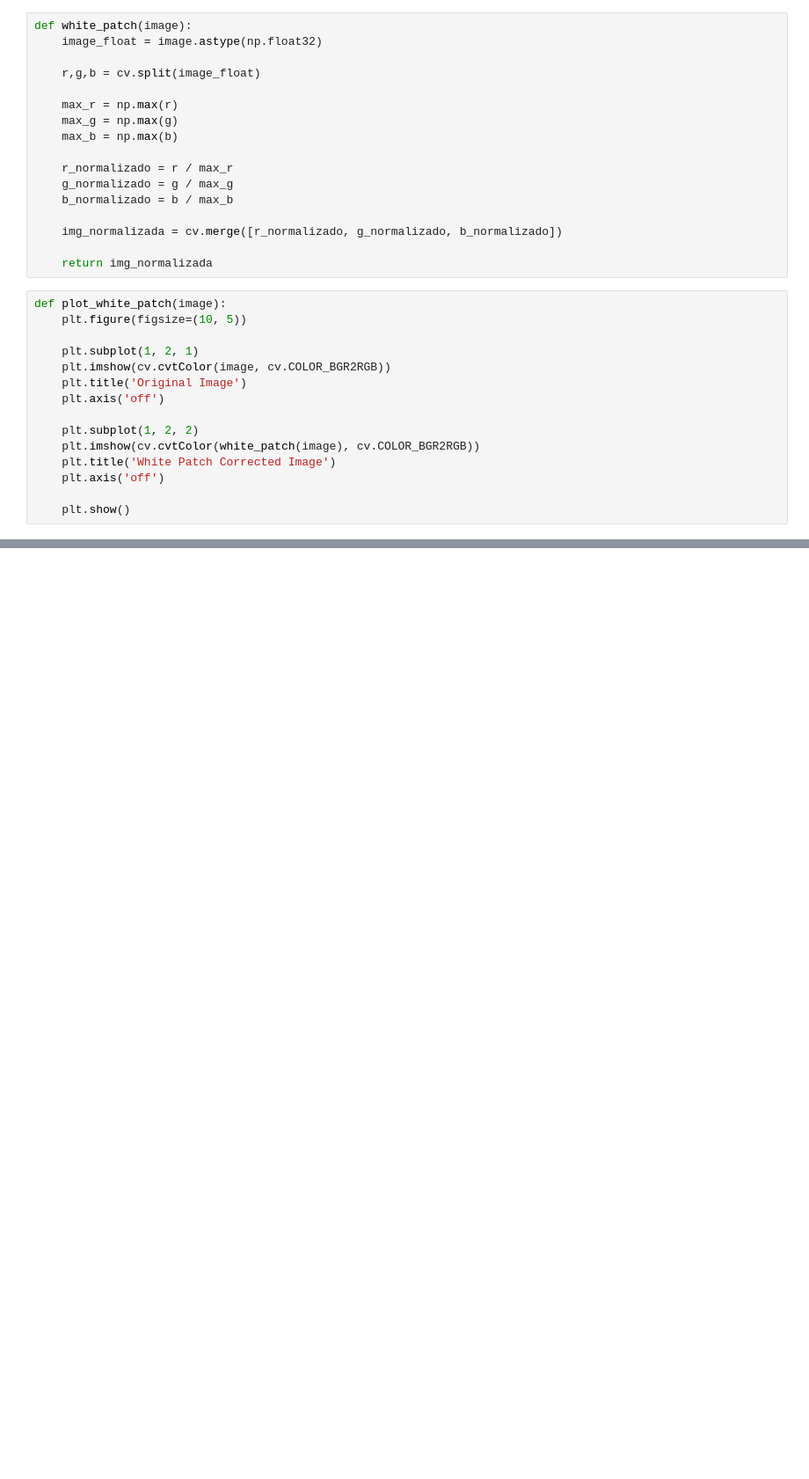
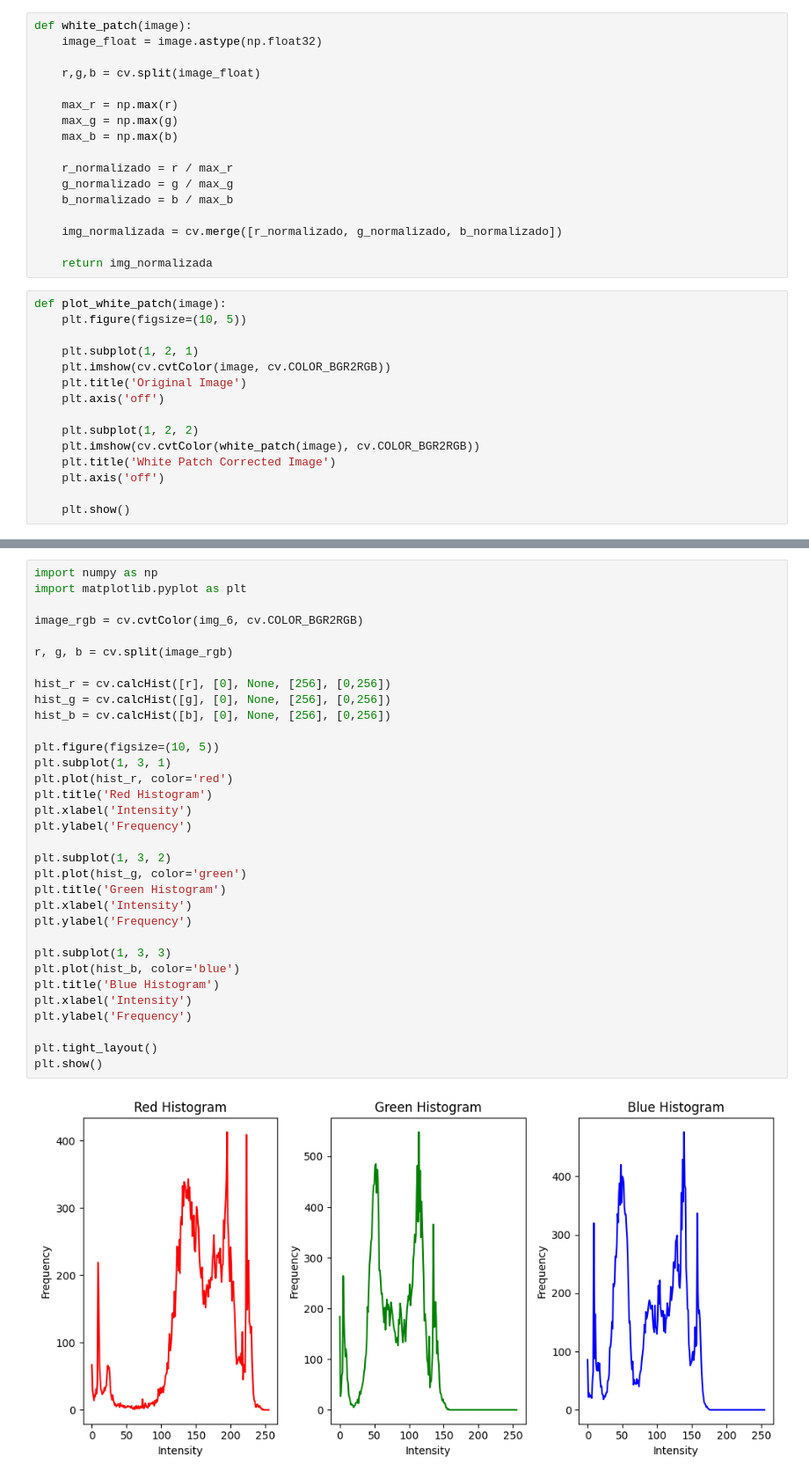
Before and after one commit to marianataglio/cv_tps, a Jupyter notebook: tp_1_parte1.ipynb, the cells around one changed output, grey strips where cells are left out. Shown at 88% size. Cells and saved outputs as stored; diff of their text form; blank space fills up the shorter version.

```diff
--- a/tp_1_parte1.ipynb
+++ b/tp_1_parte1.ipynb
@@ -98,0 +109,35 @@ plot_white_patch(img_4)
+# %%
+import numpy as np
+import matplotlib.pyplot as plt
+
+image_rgb = cv.cvtColor(img_6, cv.COLOR_BGR2RGB)
+
+r, g, b = cv.split(image_rgb)
+
+hist_r = cv.calcHist([r], [0], None, [256], [0,256])
+hist_g = cv.calcHist([g], [0], None, [256], [0,256])
+hist_b = cv.calcHist([b], [0], None, [256], [0,256])
+
+plt.figure(figsize=(10, 5))
+plt.subplot(1, 3, 1)
+plt.plot(hist_r, color='red')
+plt.title('Red Histogram')
+plt.xlabel('Intensity')
+plt.ylabel('Frequency')
+
+plt.subplot(1, 3, 2)
+plt.plot(hist_g, color='green')
+plt.title('Green Histogram')
+plt.xlabel('Intensity')
+plt.ylabel('Frequency')
+
+plt.subplot(1, 3, 3)
+plt.plot(hist_b, color='blue')
+plt.title('Blue Histogram')
+plt.xlabel('Intensity')
+plt.ylabel('Frequency')
+
+plt.tight_layout()
+plt.show()
+# %% [output]
+[figure, added]
```
Also changed, not shown: parts of 4 cells of this notebook.
